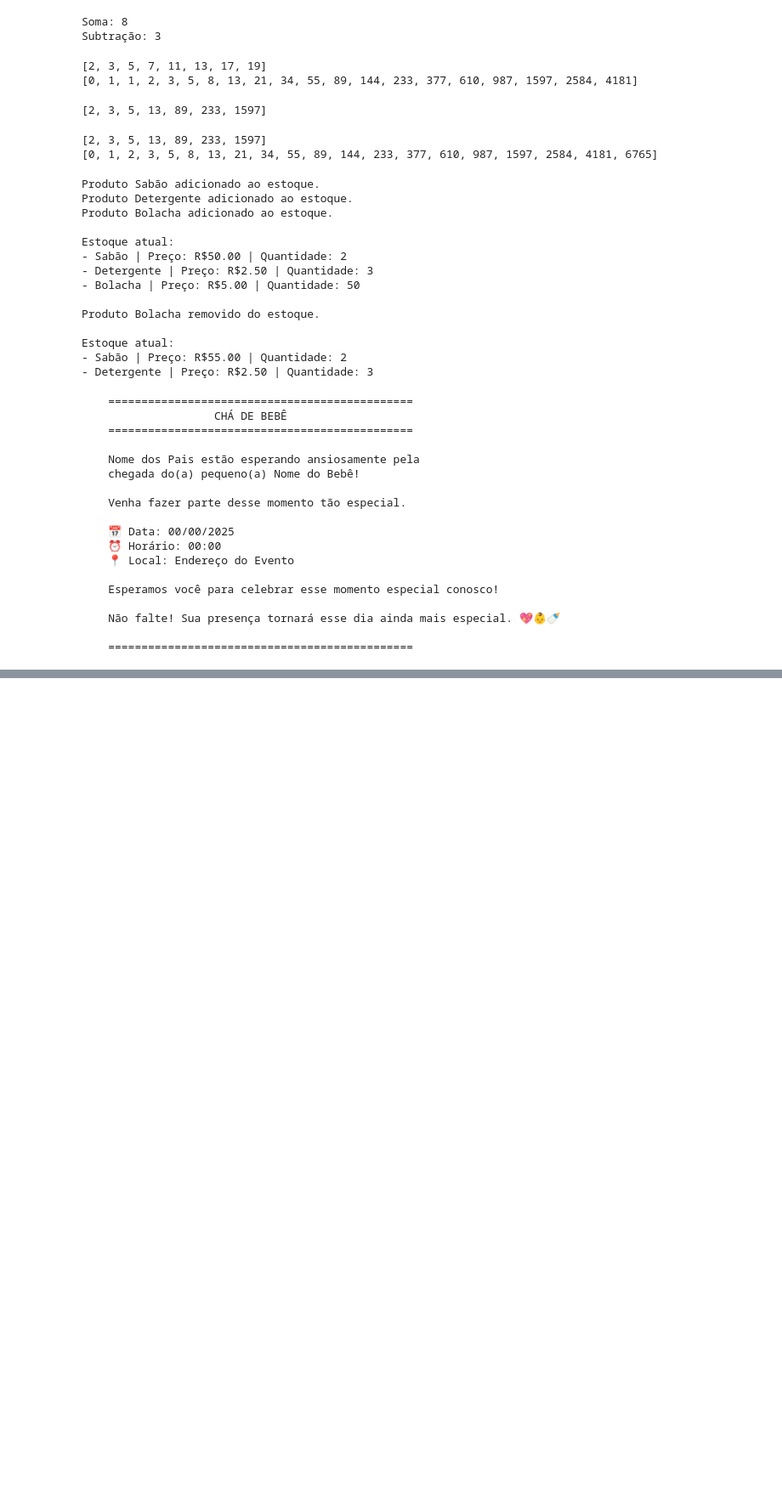
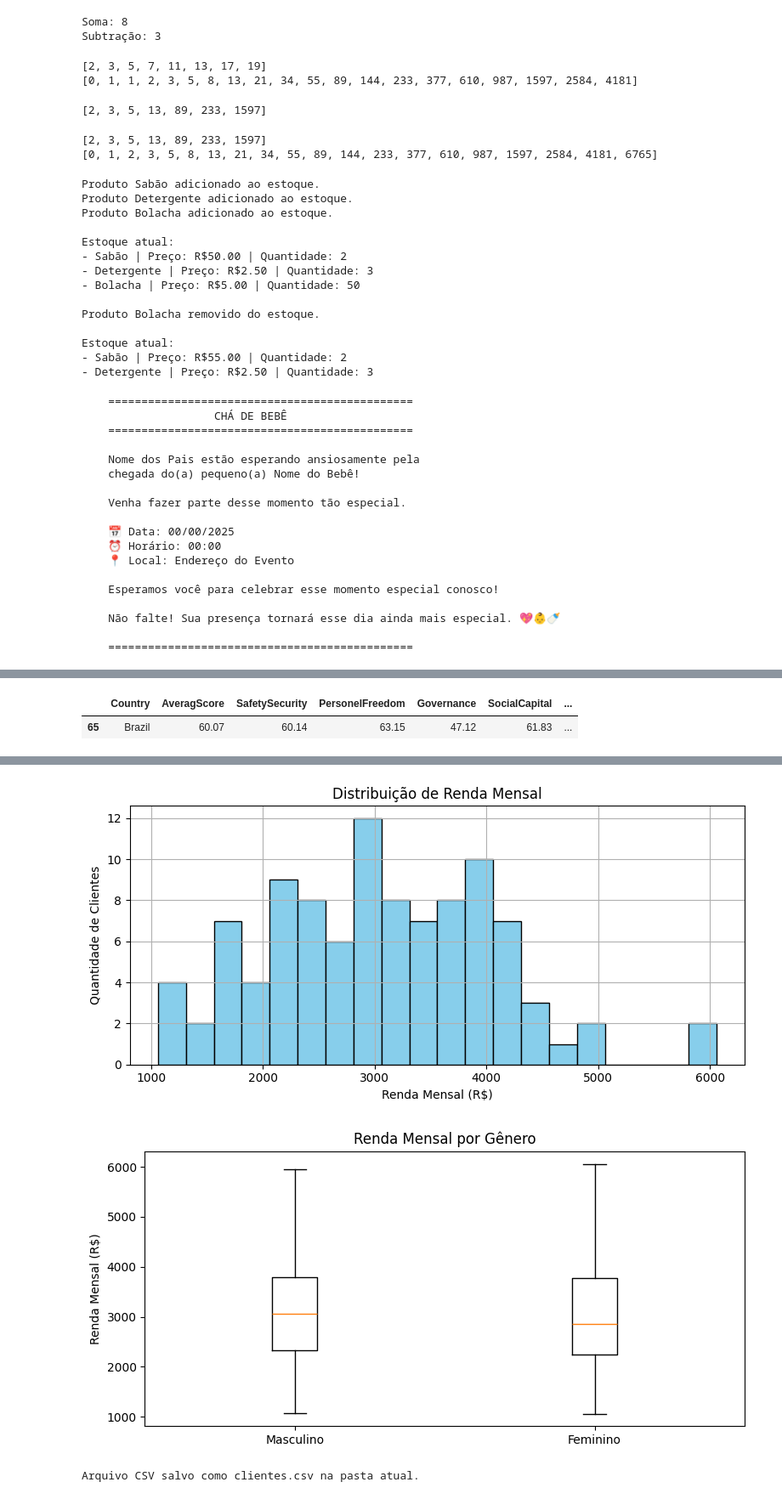
Before and after one commit to RogerinDev/Python-TrainingCodes, a Jupyter notebook: Rascunhos.ipynb, the cells around one changed output, grey strips where cells are left out. Shown at 85% size. Drawn from its saved outputs; the diff is of its cells as text; code cells hidden in the pictures; blank space fills up the shorter version.

Commit message:
Estudinhos para passar em prog2

```diff
--- a/Rascunhos.ipynb
+++ b/Rascunhos.ipynb
@@ -29,3 +29,7 @@ print(items)
 apple
 banana
 ['apple', 'banana']
+# %%
+for i in range(0,3):
+    print('I se Myself')
+print('In the mirrour')
@@ -555,0 +815,72 @@ gerar_convite()
+# %%
+# Remove os espaços em branco do início e do fim da coluna 'Country'
+vendas_df['Country'] = vendas_df['Country'].str.strip()
+
+# Agora, o filtro para 'Brazil' irá funcionar corretamente
+display(vendas_df.loc[vendas_df['Country'] == 'Brazil'])
+# %% [output]
+|  | Country | AveragScore | SafetySecurity | PersonelFreedom | Governance | SocialCapital | ... |
+| 65 | Brazil | 60.07 | 60.14 | 63.15 | 47.12 | 61.83 | ... |
+# %%
+import pandas as pd
+import numpy as np
+import matplotlib.pyplot as plt
+
+# Geração de dados fictícios
+np.random.seed(42)
+n = 100
+df = pd.DataFrame({
+    'ID': range(1, n + 1),
+    'Nome': ['Cliente_' + str(i) for i in range(1, n + 1)],
+    'Idade': np.random.randint(18, 70, size=n),
+    'Gênero': np.random.choice(['Masculino', 'Feminino'], size=n),
+    'RendaMensal': np.round(np.random.normal(loc=3000, scale=1000, size=n), 2),
+    'ScoreCredito': np.random.randint(300, 850, size=n),
+    'ComprasAnuais': np.random.randint(5, 15, size=n),
+    'DataCadastro': pd.date_range(start='2018-01-01', periods=n, freq='ME')  # freq corrigido para evitar warning
+})
+
+# Preview
+print("Preview do DataFrame:")
+print(df.head(), "\n")
+
+# Informações básicas
+print("Informações gerais:")
+print(df.info(), "\n")
+
+# Estatísticas descritivas
+print("Estatísticas descritivas:")
+print(df.describe(), "\n")
+
+# Contagem por gênero
+print("Contagem por Gênero:")
+print(df['Gênero'].value_counts(), "\n")
+
+# Correlação entre variáveis numéricas
+print("Correlação entre variáveis numéricas:")
+print(df[['Idade', 'RendaMensal', 'ScoreCredito', 'ComprasAnuais']].corr(), "\n")
+
+# Histograma da distribuição de RendaMensal
+plt.figure(figsize=(8, 4))
+plt.hist(df['RendaMensal'], bins=20, color='skyblue', edgecolor='black')
+plt.title('Distribuição de Renda Mensal')
+plt.xlabel('Renda Mensal (R$)')
+plt.ylabel('Quantidade de Clientes')
+plt.grid(True)
+plt.tight_layout()
+plt.show()
+
+# Boxplot da RendaMensal por Gênero usando matplotlib puro (sem seaborn)
+plt.figure(figsize=(8, 4))
+masculino = df[df['Gênero'] == 'Masculino']['RendaMensal']
+feminino = df[df['Gênero'] == 'Feminino']['RendaMensal']
+plt.boxplot([masculino, feminino], labels=['Masculino', 'Feminino'])
+plt.title('Renda Mensal por Gênero')
+plt.ylabel('Renda Mensal (R$)')
+plt.tight_layout()
+plt.show()
+
+# Salvar arquivo CSV na pasta atual
+df.to_csv('clientes.csv', index=False)
+print("Arquivo CSV salvo como clientes.csv na pasta atual.")
+# %% [output]
@@ -555,0 +904,3 @@ gerar_convite()
+[figure, added]
+[figure, added]
+Arquivo CSV salvo como clientes.csv na pasta atual.
```
Also changed, not shown: parts of 21 cells of this notebook, 11 other files.
